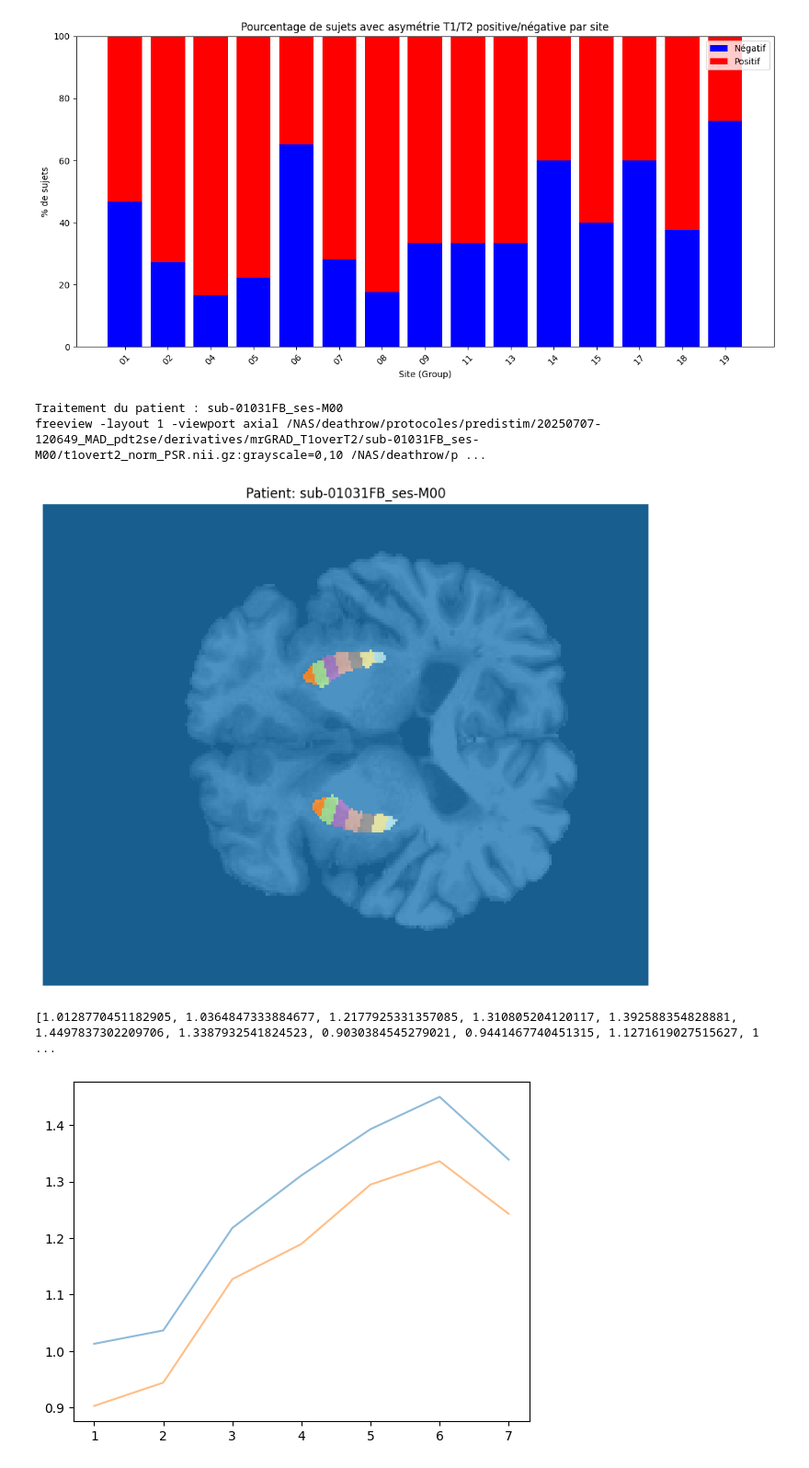
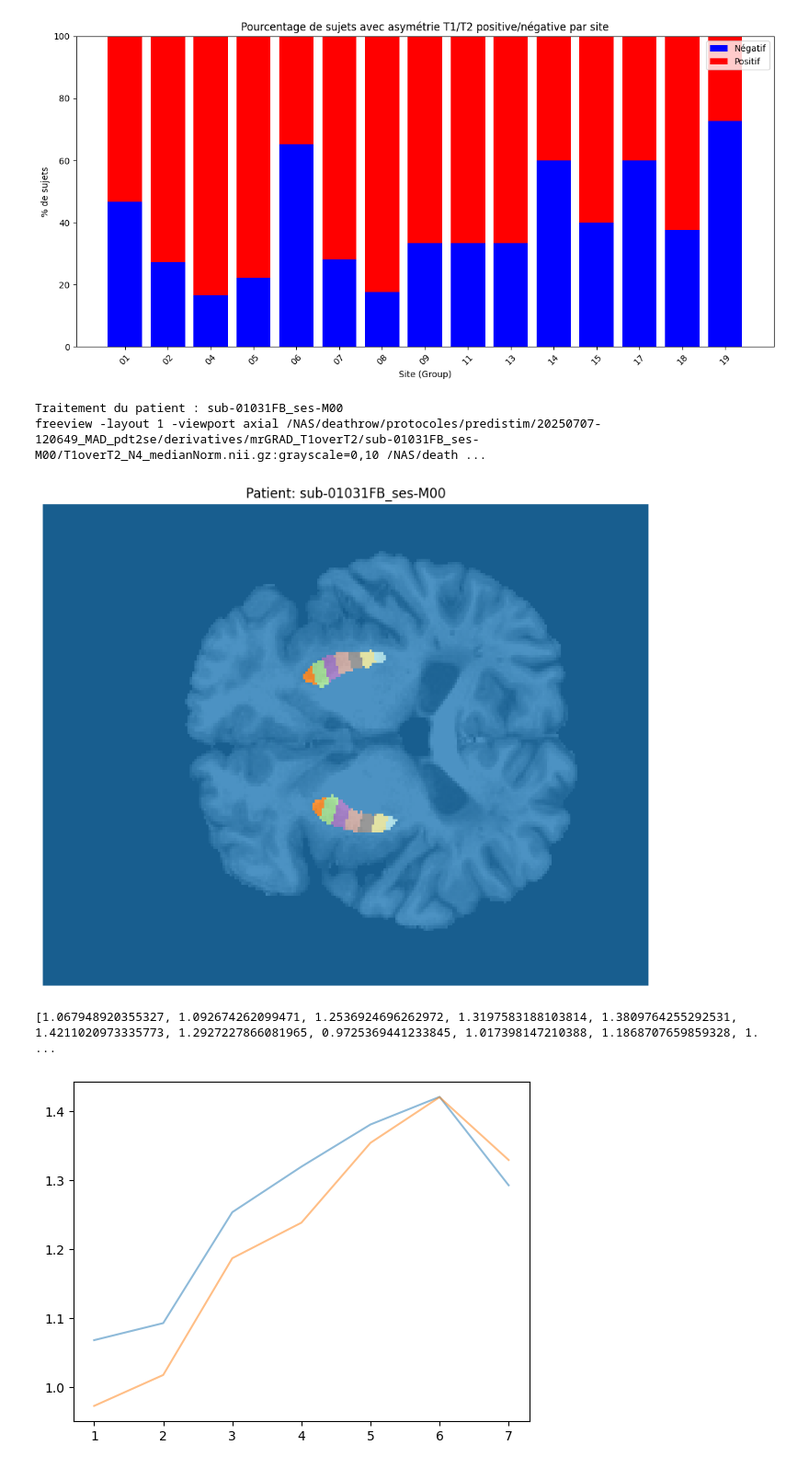
Before and after one commit to RomainViardLille/LiiFE, a Jupyter notebook: Predistim_Aviv_T1overT2asymetry .ipynb, the cells around one changed output. Shown at 92% size. Drawn from its saved outputs; the diff is of its cells as text; code cells hidden in the pictures.

```diff
--- a/Predistim_Aviv_T1overT2asymetry .ipynb
+++ b/Predistim_Aviv_T1overT2asymetry .ipynb
@@ -119,6 +119,7 @@ for patient_dir in sorted_patient_dirs:
     # t1overt2_file = os.path.join(patient_dir, "t1overt2_norm_PSR.nii.gz")
     # t1overt2_file = os.path.join(patient_dir, "T1overT2_N4_medianNorm.nii.gz")
     t1overt2_file = os.path.join(patient_dir, "T1overT2_Elior_d2_median_IQR_Norm.nii.gz")
+    t1overt2_file = os.path.join(patient_dir, "R2effective.nii.gz")
     # t1overt2_file = os.path.join("/NAS/deathrow/protocoles/predistim/R2",patient_id[4:11] ,"R2_lin_3DT1.nii.gz")
     # t1overt2_file = os.path.join(patient_dir, "t2_LAS.nii.gz")
     left_seg_file = os.path.join(patient_dir, "N4normalised", "mrGradSeg", "subjectgroup_1", patient_id, "mrGradSeg_t1overt2_left-putamen_axis1_7segments.nii")
@@ -137,9 +138,9 @@ for patient_dir in sorted_patient_dirs:
         #f"mri_convert {t1overt2_file} -rl {left_seg_file} {t1overt2_file.replace('.nii.gz','_rlon3DT1.nii.gz')};"
         # f"fslstats -K {left_seg_file} {t1overt2_file.replace('.nii.gz','_rlon3DT1.nii.gz')} -M > {patient_dir}_patient_id_left-putamen_axis1_7segments_t2w_values.txt;"
         # f"fslstats -K {right_seg_file} {t1overt2_file.replace('.nii.gz','_rlon3DT1.nii.gz')} -M > {patient_dir}_patient_id_right-putamen_axis1_7segments_t2w_values.txt;\""
-        f"fslstats -K {left_seg_file} {t1overt2_file} -M > {patient_dir}_patient_id_left-putamen_axis1_7segments_T1overT2_Elior_d2_iqr_values_VolbrainSeg.txt;"
-        f"fslstats -K {right_seg_file} {t1overt2_file} -M > {patient_dir}_patient_id_right-putamen_axis1_7segments_T1overT2_Elior_d2_iqr_values_VolbrainSeg.txt;\""
+        f"fslstats -K {left_seg_file} {t1overt2_file} -M > {patient_dir}_patient_id_left-putamen_axis1_7segments_R2effective_values_VolbrainSeg.txt;"
+        f"fslstats -K {right_seg_file} {t1overt2_file} -M > {patient_dir}_patient_id_right-putamen_axis1_7segments_R2effective_values_VolbrainSeg.txt;\""
     )
-    if not os.path.exists(f"{patient_dir}_patient_id_left-putamen_axis1_7segments_T1overT2_Elior_d2_iqr_values_VolbrainSeg.txt"):
+    if not os.path.exists(f"{patient_dir}_patient_id_left-putamen_axis1_7segments_R2effective_values_VolbrainSeg.txt"):
         print(command)
 # %% [output]
@@ -434,31 +686,0 @@ subject_name
-# %%
-import matplotlib.pyplot as plt
-
-fig, ax = plt.subplots(figsize=(12, 8))
-
-# Tracer les courbes transparentes pour chaque sujet
-for subject in df_filtered.index:
-    ax.plot(range(1, len(left_columns) + 1), df_filtered.loc[subject, left_columns], color='blue', alpha=0.1)
-    ax.plot(range(1, len(right_columns) + 1), df_filtered.loc[subject, right_columns], color='red', alpha=0.1)
-
-# Tracer les moyennes en bleu et rouge foncé
-ax.plot(range(1, len(left_columns) + 1), df_filtered[left_columns].median(), color='blue', label='Mean Left-Putamen', linewidth=2)
-ax.plot(range(1, len(right_columns) + 1), df_filtered[right_columns].median(), color='red', label='Mean Right-Putamen', linewidth=2)
-
-# Ajouter les labels et la légende
-ax.set_title('Putamen Segments: Individual and Mean Curves')
-ax.set_xlabel('Segment')
-ax.set_ylabel('T1w over T2w')
-ax.set_xticks(range(1, len(left_columns) + 1))
-ax.legend()
-ax.grid(True)
-
-# Définir une échelle logarithmique sur les ordonnées
-# ax.set_yscale('log')
-#ax.set_ylim(0, 1)
-
-# Afficher le graphique
-plt.show()
-
-# Sauvegarder le graphique
-fig.savefig("/NAS/deathrow/protocoles/predistim/screenshots/t2wLinesPlot4AllSubjs_N4.jpg", format='jpeg')
@@ -682,7 +839,7 @@ for patient_dir in glob.glob(os.path.join(base_dir, "sub-01031*_ses-M00")):
     print(f"Traitement du patient : {patient_id}")
 
     # Chemins des fichiers pour le patient actuel
-    t1overt2_file = os.path.join(patient_dir, "t1overt2_norm_PSR.nii.gz")
+    t1overt2_file = os.path.join(patient_dir, "T1overT2_N4_medianNorm.nii.gz")
 
     #left_seg_file = os.path.join(patient_dir, "mrGrad", "mrGradSeg", "subjectgroup_1", patient_id, "mrGradSeg_t1overt2_left-putamen_axis1_7segments.nii")
     left_seg_file = os.path.join(patient_dir, "N4normalised", "mrGradSeg", "subjectgroup_1", patient_id, "mrGradSeg_t1overt2_left-putamen_axis1_7segments.nii")
@@ -726,36 +883,36 @@ for patient_dir in glob.glob(os.path.join(base_dir, "sub-01031*_ses-M00")):
         min_val = np.percentile(t1overt2_data[:, slice_idx, :], 5)
         max_val = np.percentile(t1overt2_data[:, slice_idx, :], 95)
         ax.imshow(t1overt2_data[:, slice_idx, :].T, cmap='gray', origin='lower', aspect='auto', vmin=min_val, vmax=max_val)
         ax.imshow(combined_seg_slice, cmap=cmap, origin='lower', alpha=0.8, aspect='auto')
 
         # Ajouter un titre avec l'ID du patient
         ax.set_title(f"Patient: {patient_id}")
         ax.axis('off')
 
         plt.show()
 
         # Calculate the mean of t1overt2_data for each ROI in left_seg_data
         rois_values = []
         for roi in range(1,8):
             roi_mask = left_seg_data == roi
             roi_mean = t1overt2_data[roi_mask].mean()
             rois_values.append(roi_mean)
 
         for roi in range(1,8):
             roi_mask = right_seg_data == roi
             roi_mean = t1overt2_data[roi_mask].mean()
             rois_values.append(roi_mean)
 
         print(rois_values)
         plt.plot(range(1, 8), rois_values[:7], alpha=0.5, label=f"{subject} (Left)")
         plt.plot(range(1, 8), rois_values[7:], alpha=0.5, label=f"{subject} (Right)")
         plt.show()
 # %% [output]
 Traitement du patient : sub-01031FB_ses-M00
-freeview -layout 1 -viewport axial /NAS/deathrow/protocoles/predistim/20250707-120649_MAD_pdt2se/derivatives/mrGRAD_T1overT2/sub-01031FB_ses-M00/t1overt2_norm_PSR.nii.gz:grayscale=0,10 /NAS/deathrow/p ...
+freeview -layout 1 -viewport axial /NAS/deathrow/protocoles/predistim/20250707-120649_MAD_pdt2se/derivatives/mrGRAD_T1overT2/sub-01031FB_ses-M00/T1overT2_N4_medianNorm.nii.gz:grayscale=0,10 /NAS/death ...
 [figure]
-[1.0128770451182905, 1.0364847333884677, 1.2177925331357085, 1.310805204120117, 1.392588354828881, 1.4497837302209706, 1.3387932541824523, 0.9030384545279021, 0.9441467740451315, 1.1271619027515627, 1 ...
+[1.067948920355327, 1.092674262099471, 1.2536924696262972, 1.3197583188103814, 1.3809764255292531, 1.4211020973335773, 1.2927227866081965, 0.9725369441233845, 1.017398147210388, 1.1868707659859328, 1. ...
-[figure, old version]
+[figure, new version]
 # %%
 # Chemin vers le répertoire contenant les données des patients
 base_dir = "/NAS/deathrow/protocoles/predistim/20250707-120649_MAD_pdt2se/derivatives/mrGRAD_T1overT2"
```
Also changed, not shown: parts of 24 cells of this notebook.
